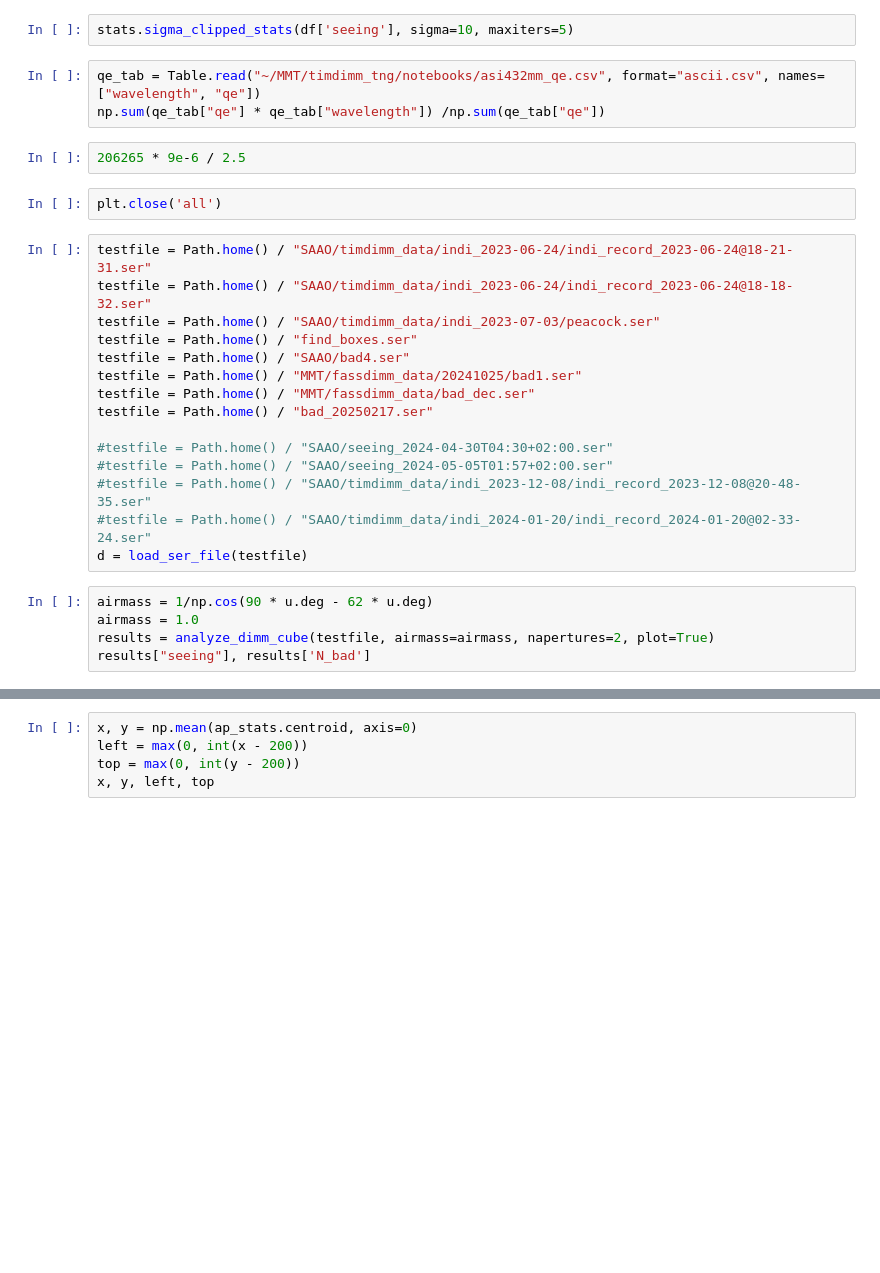
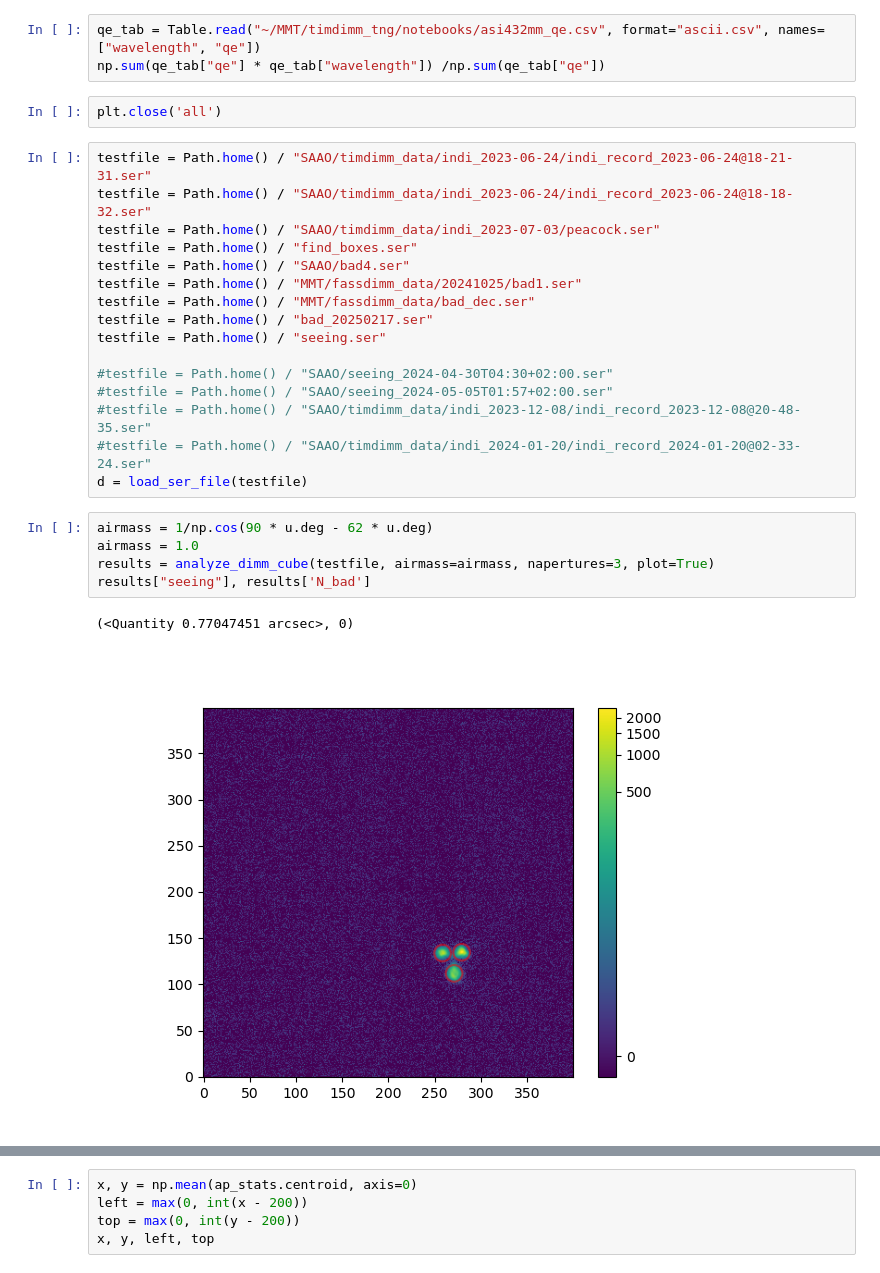
Before and after one commit to tepickering/timdimm_tng, a Jupyter notebook: notebooks/dimm_dev.ipynb, the cells around one changed output, grey strips where cells are left out. Saved outputs shown, nothing was run; the diff lists cells and outputs as text; blank space fills up the shorter version.

```diff
--- a/notebooks/dimm_dev.ipynb
+++ b/notebooks/dimm_dev.ipynb
@@ -58,10 +55,6 @@ df.describe()
-# %%
-stats.sigma_clipped_stats(df['seeing'], sigma=10, maxiters=5)
 # %%
 qe_tab = Table.read("~/MMT/timdimm_tng/notebooks/asi432mm_qe.csv", format="ascii.csv", names=["wavelength", "qe"])
 np.sum(qe_tab["qe"] * qe_tab["wavelength"]) /np.sum(qe_tab["qe"])
-# %%
-206265 * 9e-6 / 2.5
 # %%
 plt.close('all')
 # %%
@@ -73,6 +66,7 @@ testfile = Path.home() / "SAAO/bad4.ser"
 testfile = Path.home() / "MMT/fassdimm_data/20241025/bad1.ser"
 testfile = Path.home() / "MMT/fassdimm_data/bad_dec.ser"
 testfile = Path.home() / "bad_20250217.ser"
+testfile = Path.home() / "seeing.ser"
 
 #testfile = Path.home() / "SAAO/seeing_2024-04-30T04:30+02:00.ser"
 #testfile = Path.home() / "SAAO/seeing_2024-05-05T01:57+02:00.ser"
@@ -82,5 +76,8 @@ d = load_ser_file(testfile)
 # %%
 airmass = 1/np.cos(90 * u.deg - 62 * u.deg)
 airmass = 1.0
-results = analyze_dimm_cube(testfile, airmass=airmass, napertures=2, plot=True)
+results = analyze_dimm_cube(testfile, airmass=airmass, napertures=3, plot=True)
 results["seeing"], results['N_bad']
+# %% [output]
+(<Quantity 0.77047451 arcsec>, 0)
+[figure, added]
```
Also changed, not shown: parts of 8 cells of this notebook, 1 other file.
